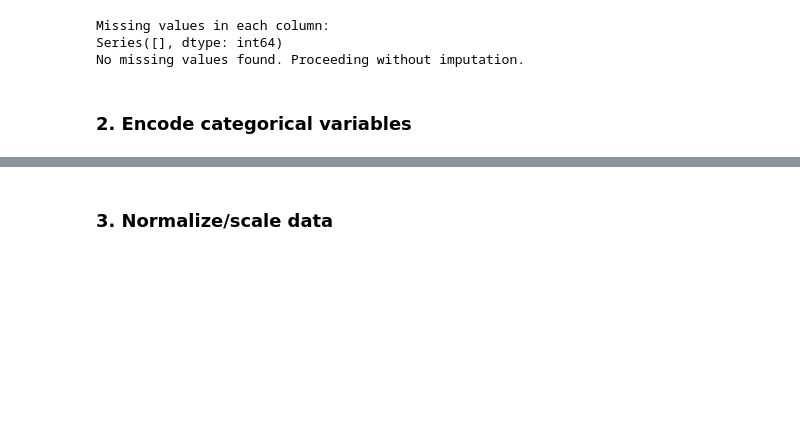
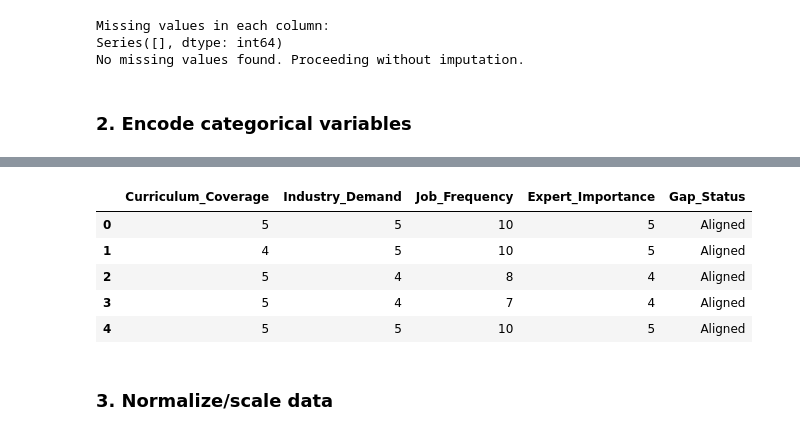
Before and after one commit to brajesh995/231FA04C59_MLOPS, a Jupyter notebook: MLLab1.ipynb, the cells around one changed output, grey strips where cells are left out. Cells and saved outputs as stored; diff of their text form; code cells hidden in the pictures; blank space fills up the shorter version.

```diff
--- a/MLLab1.ipynb
+++ b/MLLab1.ipynb
@@ -58,3 +35,19 @@ display(df_encoded.head())
+# %%
+from sklearn.preprocessing import OneHotEncoder
+
+# For this dataset, 'Skill_Name' is treated as an identifier and 'Gap_Status' is the target.
+# There are no other categorical features that need one-hot encoding for the input X.
+# We will create df_encoded by dropping 'Skill_Name' as it's an identifier.
+df_encoded = df.drop(columns=['Skill_Name'])
+
+display(df_encoded.head())
+# %% [output]
+|  | Curriculum_Coverage | Industry_Demand | Job_Frequency | Expert_Importance | Gap_Status |
+| 0 | 5 | 5 | 10 | 5 | Aligned |
+| 1 | 4 | 5 | 10 | 5 | Aligned |
+| 2 | 5 | 4 | 8 | 4 | Aligned |
+| 3 | 5 | 4 | 7 | 4 | Aligned |
+| 4 | 5 | 5 | 10 | 5 | Aligned |
 # %% [markdown]
 ### 3. Normalize/scale data
 # %%
```
Also changed, not shown: parts of 7 cells of this notebook.
